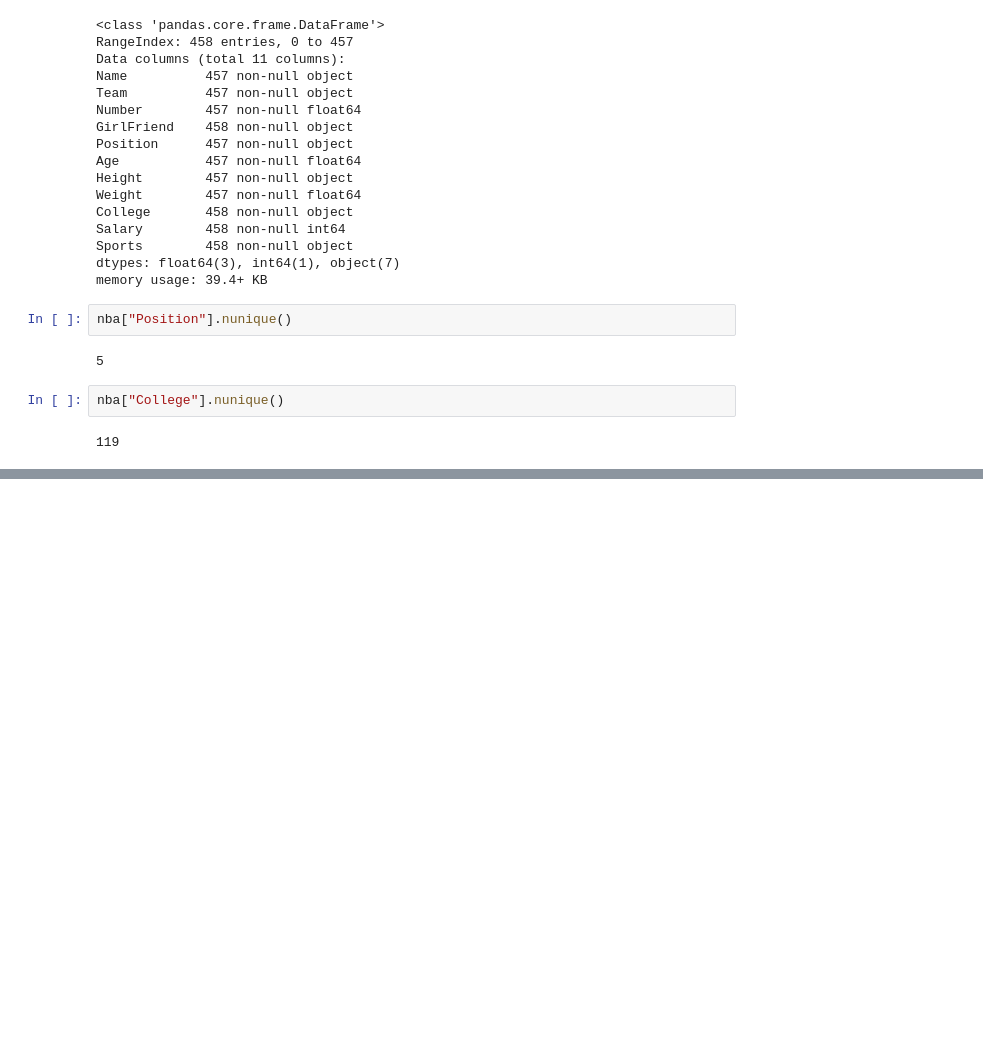
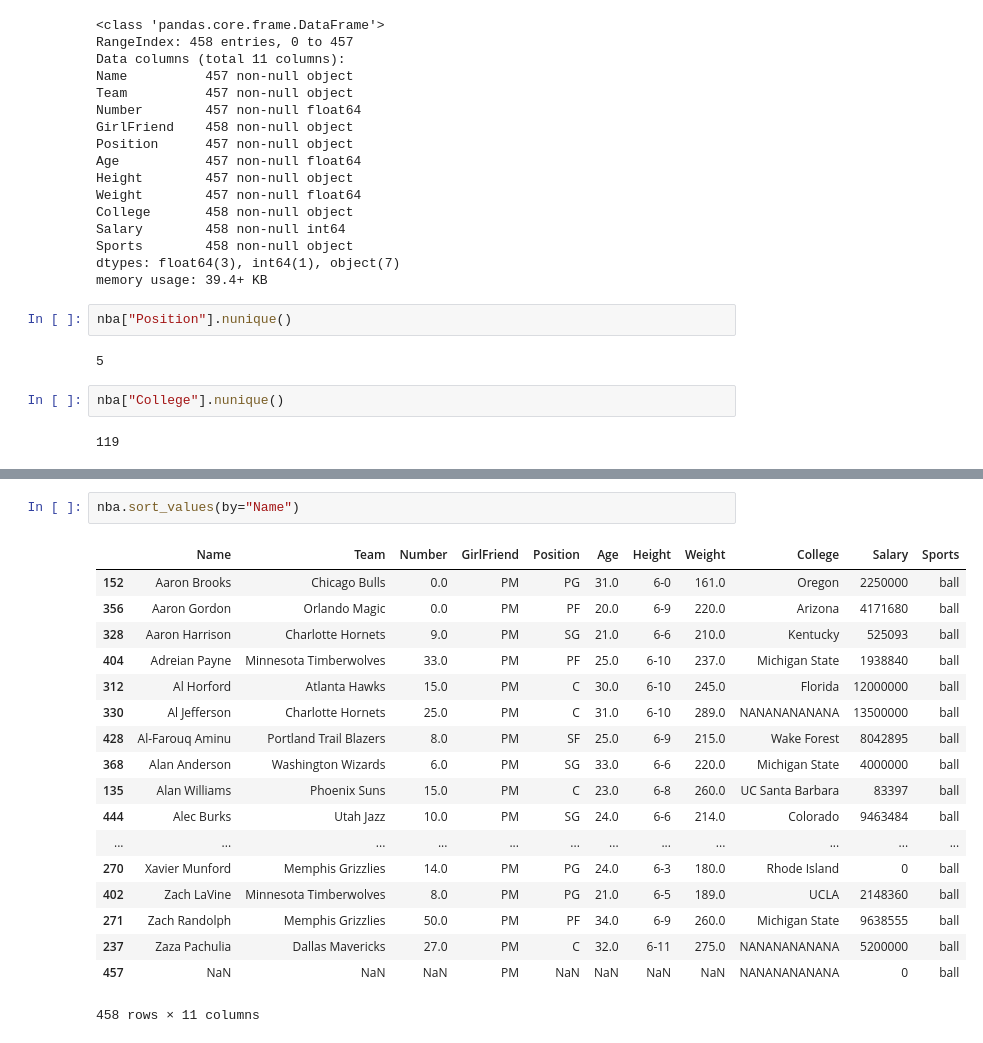
Before and after one commit to priyamatnani/pandas_practice, a Jupyter notebook: Dataframe 1.ipynb, the cells around one changed output, grey strips where cells are left out. Cells and saved outputs as stored; diff of their text form; blank space fills up the shorter version.

Commit message:
sort values

```diff
--- a/Dataframe 1.ipynb
+++ b/Dataframe 1.ipynb
@@ -318,0 +328,21 @@ nba["College"].nunique()
+# %%
+nba.sort_values(by="Name")
+# %% [output]
+|  | Name | Team | Number | GirlFriend | Position | Age | Height | Weight | College | Salary | Sports |
+| 152 | Aaron Brooks | Chicago Bulls | 0.0 | PM | PG | 31.0 | 6-0 | 161.0 | Oregon | 2250000 | ball |
+| 356 | Aaron Gordon | Orlando Magic | 0.0 | PM | PF | 20.0 | 6-9 | 220.0 | Arizona | 4171680 | ball |
+| 328 | Aaron Harrison | Charlotte Hornets | 9.0 | PM | SG | 21.0 | 6-6 | 210.0 | Kentucky | 525093 | ball |
+| 404 | Adreian Payne | Minnesota Timberwolves | 33.0 | PM | PF | 25.0 | 6-10 | 237.0 | Michigan State | 1938840 | ball |
+| 312 | Al Horford | Atlanta Hawks | 15.0 | PM | C | 30.0 | 6-10 | 245.0 | Florida | 12000000 | ball |
+| 330 | Al Jefferson | Charlotte Hornets | 25.0 | PM | C | 31.0 | 6-10 | 289.0 | NANANANANANA | 13500000 | ball |
+| 428 | Al-Farouq Aminu | Portland Trail Blazers | 8.0 | PM | SF | 25.0 | 6-9 | 215.0 | Wake Forest | 8042895 | ball |
+| 368 | Alan Anderson | Washington Wizards | 6.0 | PM | SG | 33.0 | 6-6 | 220.0 | Michigan State | 4000000 | ball |
+| 135 | Alan Williams | Phoenix Suns | 15.0 | PM | C | 23.0 | 6-8 | 260.0 | UC Santa Barbara | 83397 | ball |
+| 444 | Alec Burks | Utah Jazz | 10.0 | PM | SG | 24.0 | 6-6 | 214.0 | Colorado | 9463484 | ball |
+| ... | ... | ... | ... | ... | ... | ... | ... | ... | ... | ... | ... |
+| 270 | Xavier Munford | Memphis Grizzlies | 14.0 | PM | PG | 24.0 | 6-3 | 180.0 | Rhode Island | 0 | ball |
+| 402 | Zach LaVine | Minnesota Timberwolves | 8.0 | PM | PG | 21.0 | 6-5 | 189.0 | UCLA | 2148360 | ball |
+| 271 | Zach Randolph | Memphis Grizzlies | 50.0 | PM | PF | 34.0 | 6-9 | 260.0 | Michigan State | 9638555 | ball |
+| 237 | Zaza Pachulia | Dallas Mavericks | 27.0 | PM | C | 32.0 | 6-11 | 275.0 | NANANANANANA | 5200000 | ball |
+| 457 | NaN | NaN | NaN | PM | NaN | NaN | NaN | NaN | NANANANANANA | 0 | ball |
+458 rows × 11 columns
```
Also changed, not shown: parts of 3 cells of this notebook.
